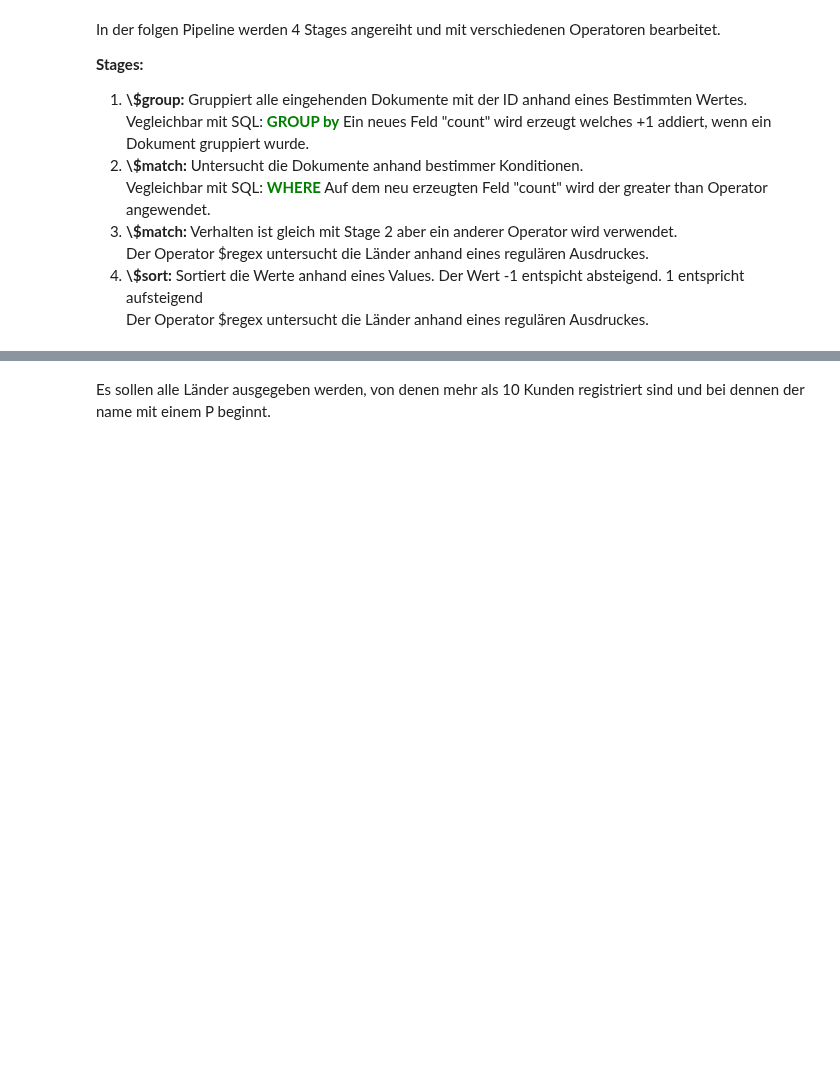
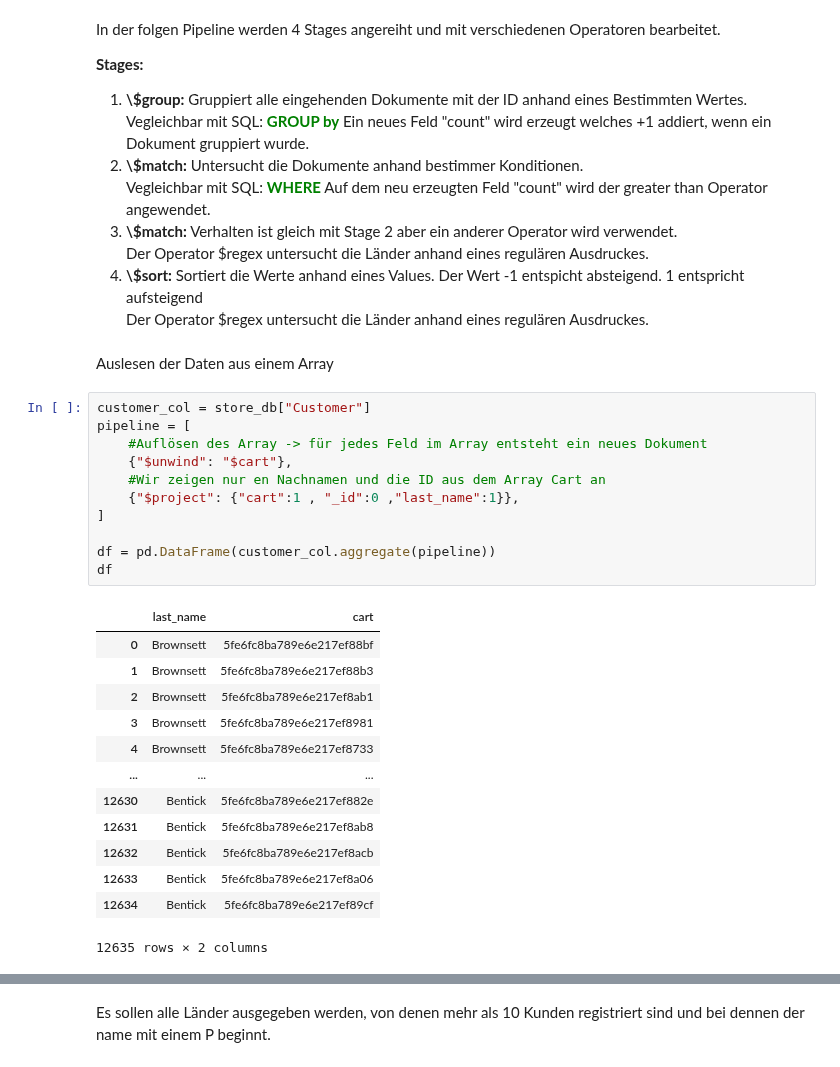
Before and after one commit to orca-nrw/lernmodul-mongodb, a Jupyter notebook: index.ipynb, the cells around one changed output, grey strips where cells are left out. Cells and saved outputs as stored; diff of their text form; blank space fills up the shorter version.

Commit message:
added pipeline array and group example

```diff
--- a/index.ipynb
+++ b/index.ipynb
@@ -948,3 +816,30 @@ In der folgen Pipeline werden 4 Stages angereiht und mit verschiedenen Operatore
   Der Wert -1 entspicht absteigend. 1 entspricht    aufsteigend</li>
   Der Operator $regex untersucht die Länder anhand eines regulären Ausdruckes.
 </ol>
+# %% [markdown]
+Auslesen der Daten aus einem Array
+# %%
+customer_col = store_db["Customer"]
+pipeline = [
+    #Auflösen des Array -> für jedes Feld im Array entsteht ein neues Dokument
+    {"$unwind": "$cart"},
+    #Wir zeigen nur en Nachnamen und die ID aus dem Array Cart an
+    {"$project": {"cart":1 , "_id":0 ,"last_name":1}},
+]
+
+df = pd.DataFrame(customer_col.aggregate(pipeline))
+df
+# %% [output]
+|  | last_name | cart |
+| 0 | Brownsett | 5fe6fc8ba789e6e217ef88bf |
+| 1 | Brownsett | 5fe6fc8ba789e6e217ef88b3 |
+| 2 | Brownsett | 5fe6fc8ba789e6e217ef8ab1 |
+| 3 | Brownsett | 5fe6fc8ba789e6e217ef8981 |
+| 4 | Brownsett | 5fe6fc8ba789e6e217ef8733 |
+| ... | ... | ... |
+| 12630 | Bentick | 5fe6fc8ba789e6e217ef882e |
+| 12631 | Bentick | 5fe6fc8ba789e6e217ef8ab8 |
+| 12632 | Bentick | 5fe6fc8ba789e6e217ef8acb |
+| 12633 | Bentick | 5fe6fc8ba789e6e217ef8a06 |
+| 12634 | Bentick | 5fe6fc8ba789e6e217ef89cf |
+12635 rows × 2 columns
```
Also changed, not shown: parts of 39 cells of this notebook, 2 other files.
